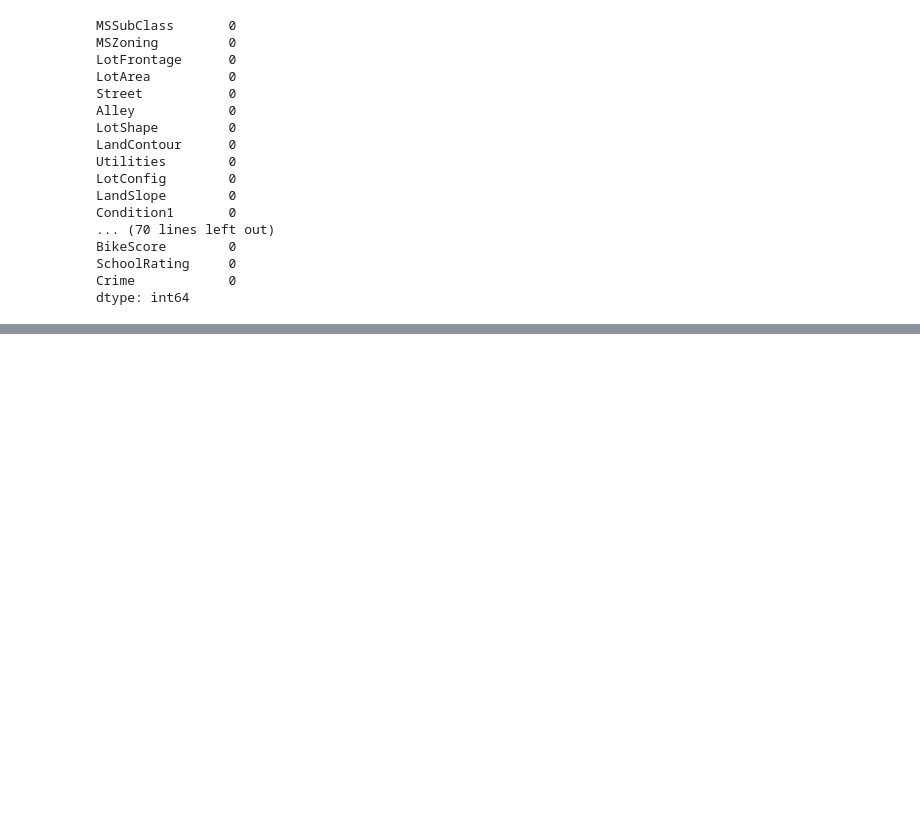
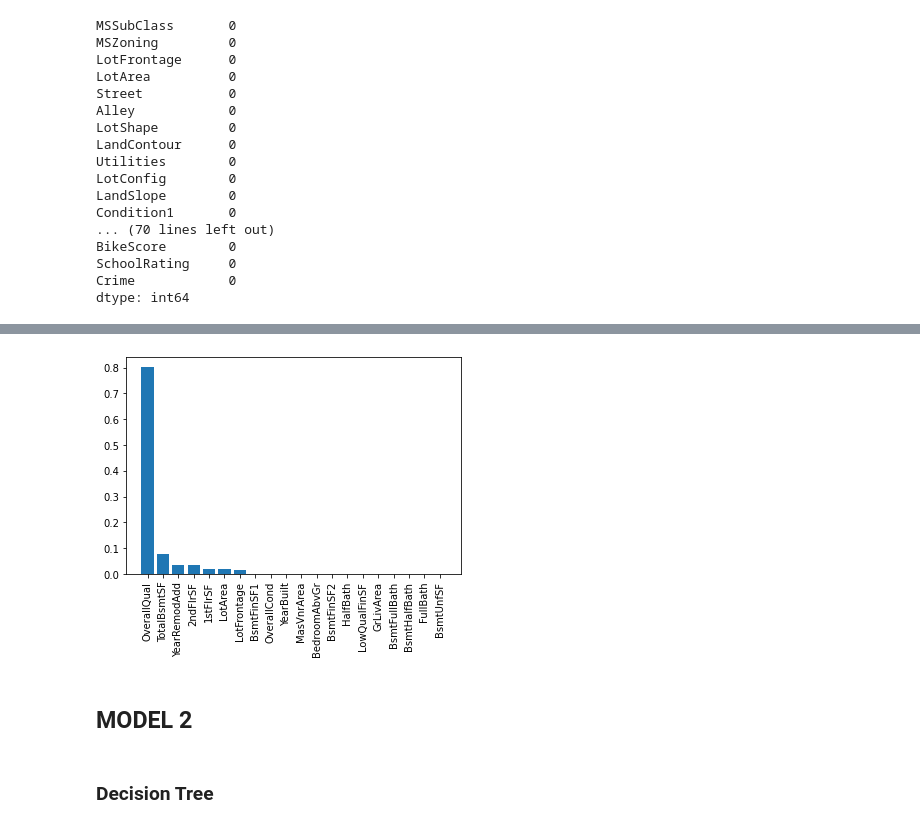
Before and after one commit to rahimrasool/housing_price, a Jupyter notebook: notebooks/classifiers.ipynb, the cells around one changed output, grey strips where cells are left out. Cells and saved outputs as stored; diff of their text form; code cells hidden in the pictures; blank space fills up the shorter version.

```diff
--- a/notebooks/classifiers.ipynb
+++ b/notebooks/classifiers.ipynb
@@ -409,0 +412,19 @@ plt.show()
+# %%
+#Looking at feature Importance of 20 most important features
+
+importances_dt_reg1 = dt_reg_best1.feature_importances_[:20]
+
+indices_dt_reg1 = np.argsort(importances_dt_reg1)[::-1]
+
+
+labels_dt_reg1 = features1.columns.values
+names_dt_reg1 = [labels_dt_reg1[i] for i in indices_dt_reg1]
+
+plt.figure()
+plt.bar(range(20),importances_dt_reg1[indices_dt_reg1])
+plt.xticks(range(20), names_dt_reg1, rotation=90)
+plt.show()
+# %% [output]
+[figure, added]
+# %% [markdown]
+## MODEL 2
@@ -409,0 +458,2 @@ plt.show()
+# %% [markdown]
+### Decision Tree
```
Also changed, not shown: parts of 48 cells of this notebook.
